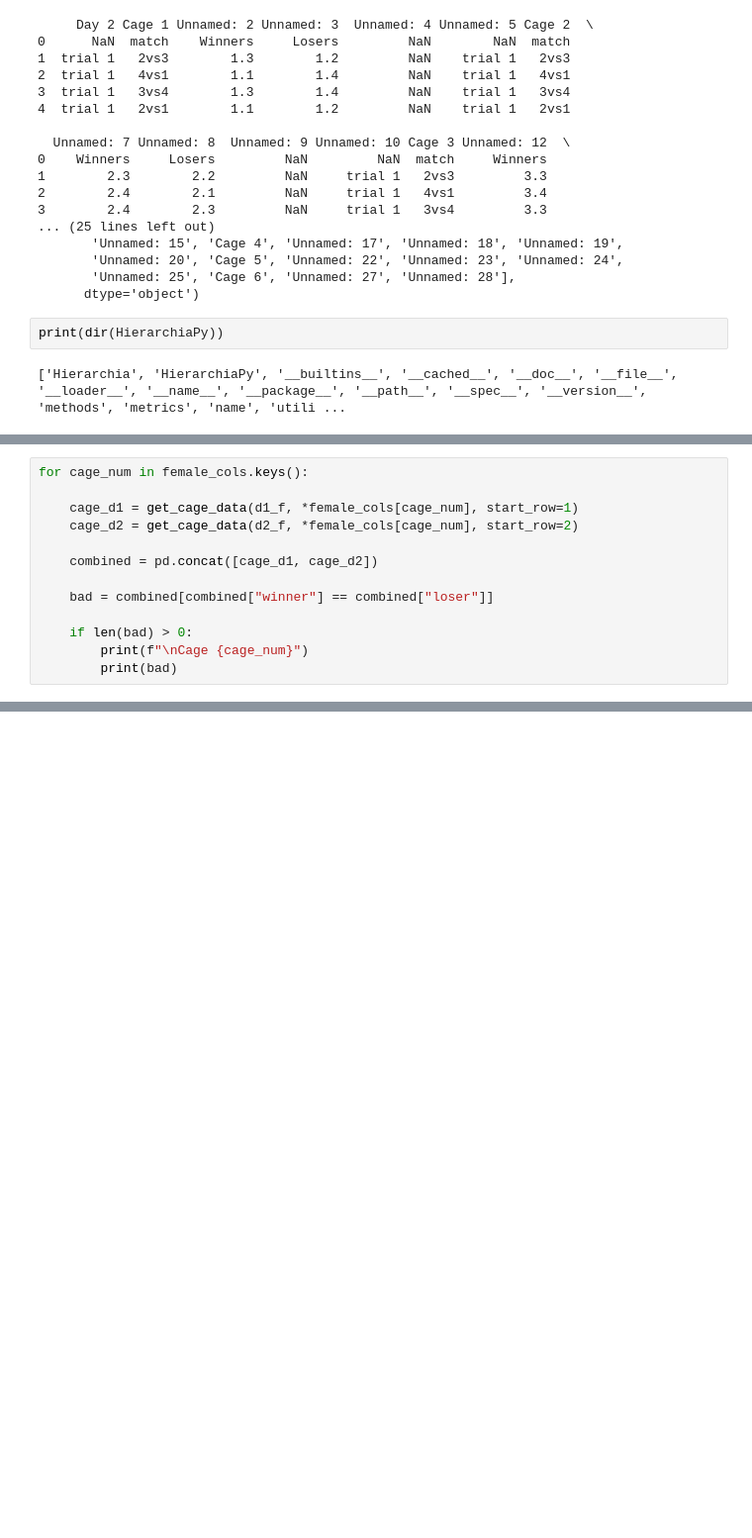
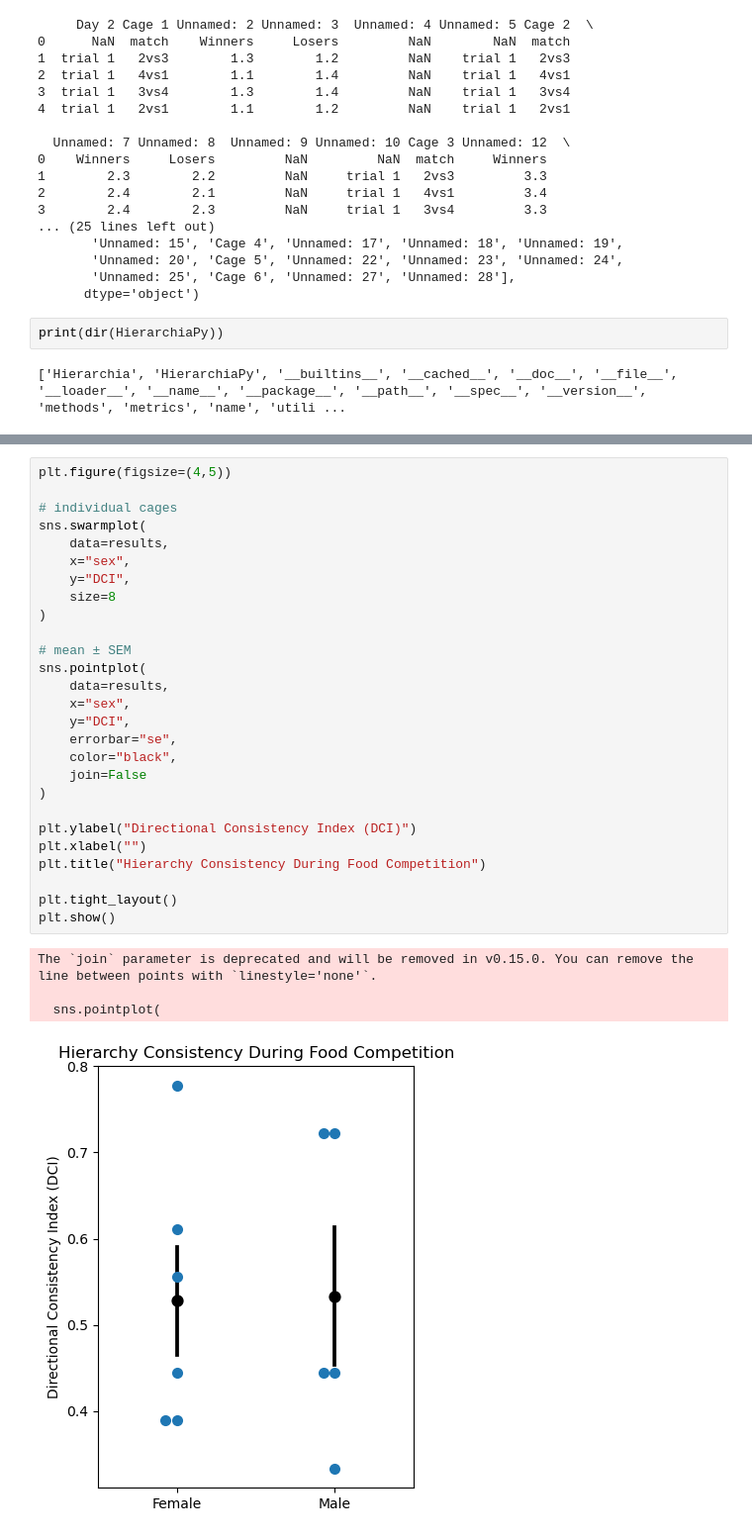
Before and after one commit to padillacoreanolab/respiratory_pilot, a Jupyter notebook: notebooks/sequioa_notebooks/Eli_Food_competition_DCI_analysis/food_competition_DCI.ipynb, the cells around one changed output, grey strips where cells are left out. Shown at 99% size. Drawn from its saved outputs; the diff is of its cells as text; blank space fills up the shorter version.

Commit message:
Finished the DCI for the food reward comp paper

```diff
--- a/notebooks/sequioa_notebooks/Eli_Food_competition_DCI_analysis/food_competition_DCI.ipynb
+++ b/notebooks/sequioa_notebooks/Eli_Food_competition_DCI_analysis/food_competition_DCI.ipynb
@@ -267,13 +80,0 @@ print(male_cols)
-# %%
-for cage_num in female_cols.keys():
-
-    cage_d1 = get_cage_data(d1_f, *female_cols[cage_num], start_row=1)
-    cage_d2 = get_cage_data(d2_f, *female_cols[cage_num], start_row=2)
-
-    combined = pd.concat([cage_d1, cage_d2])
-
-    bad = combined[combined["winner"] == combined["loser"]]
-
-    if len(bad) > 0:
-        print(f"\nCage {cage_num}")
-        print(bad)
@@ -279,0 +367,32 @@ for cage_num in female_cols.keys():
+# %%
+plt.figure(figsize=(4,5))
+
+# individual cages
+sns.swarmplot(
+    data=results,
+    x="sex",
+    y="DCI",
+    size=8
+)
+
+# mean ± SEM
+sns.pointplot(
+    data=results,
+    x="sex",
+    y="DCI",
+    errorbar="se",
+    color="black",
+    join=False
+)
+
+plt.ylabel("Directional Consistency Index (DCI)")
+plt.xlabel("")
+plt.title("Hierarchy Consistency During Food Competition")
+
+plt.tight_layout()
+plt.show()
+# %% [output]
+The `join` parameter is deprecated and will be removed in v0.15.0. You can remove the line between points with `linestyle='none'`.
+
+  sns.pointplot(
+[figure, added]
```
Also changed, not shown: parts of 39 cells of this notebook.
